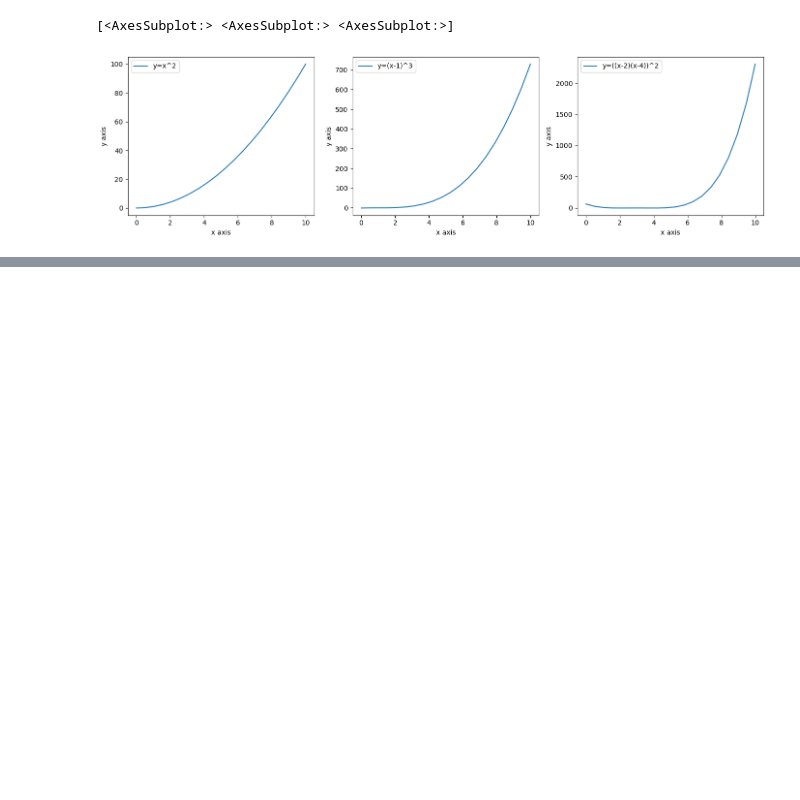
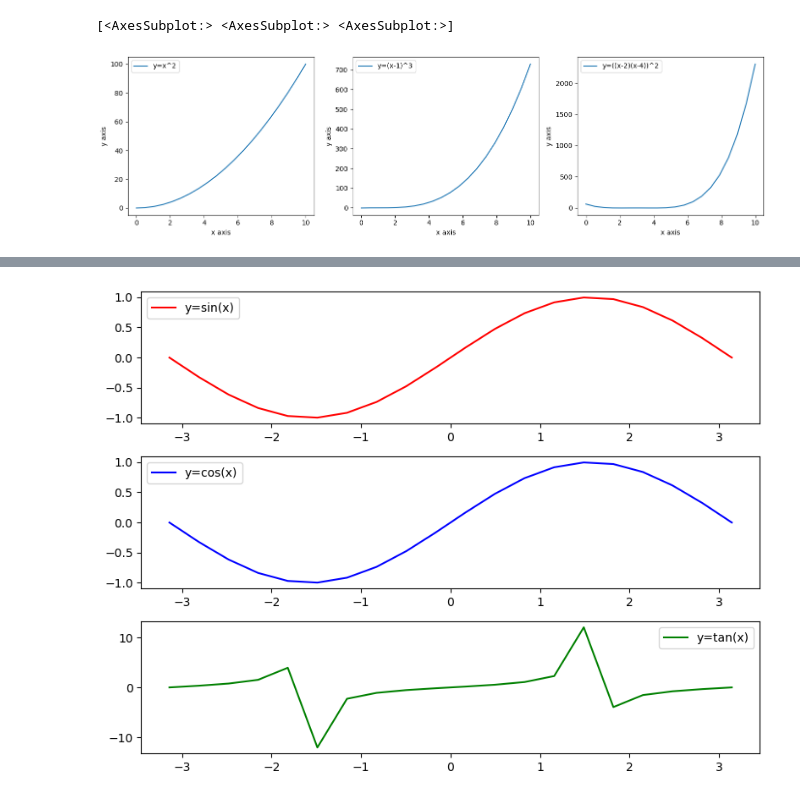
Before and after one commit to pipipik/skillup_01, a Jupyter notebook: DAY5/20240208_DAY5.ipynb, the cells around one changed output, grey strips where cells are left out. Saved outputs shown, nothing was run; the diff lists cells and outputs as text; code cells hidden in the pictures; blank space fills up the shorter version.

```diff
--- a/DAY5/20240208_DAY5.ipynb
+++ b/DAY5/20240208_DAY5.ipynb
@@ -83,0 +98,17 @@ plt.tight_layout()
+# %%
+# Matplotlibの基本事項
+# 問題1
+x = np.linspace(-np.pi, np.pi, 20)
+y_sin = np.sin(x)
+y_cos = np.sin(x)
+y_tan = np.tan(x)
+fig, ax = plt.subplots(3, 1, figsize=(8, 6))
+ax[0].plot(x, y_sin, label = "y=sin(x)", color = "red")
+ax[1].plot(x, y_cos, label = "y=cos(x)", color = "blue")
+ax[2].plot(x, y_tan, label = "y=tan(x)", color  = "green")
+
+for i in range(3):
+    ax[i].legend()
+plt.tight_layout()
+# %% [output]
+[figure, added]
```
Also changed, not shown: parts of 1 cell of this notebook.
